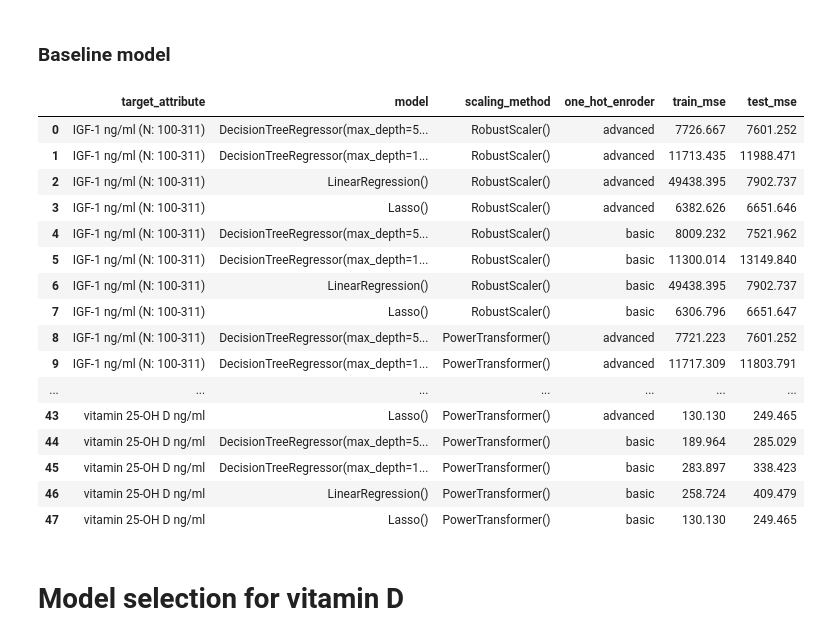
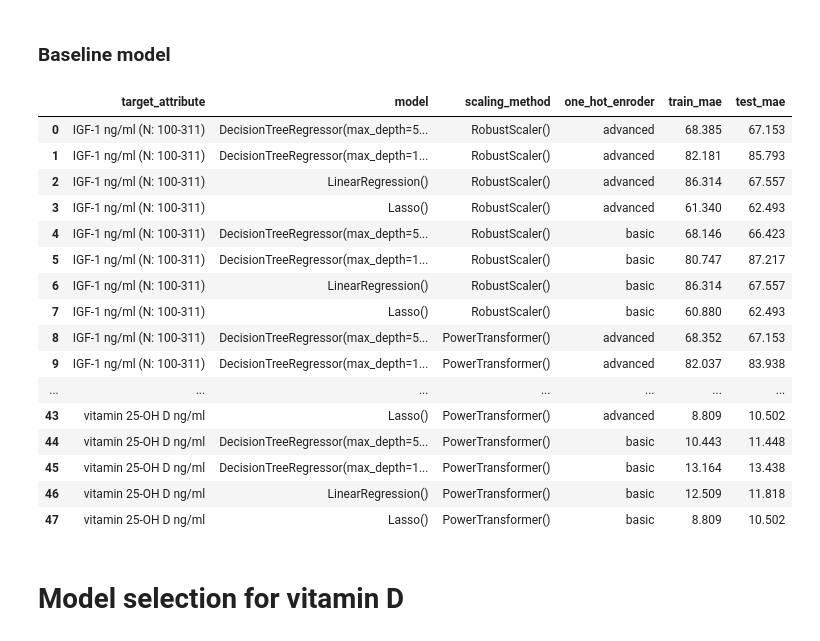
Before and after one commit to Karina-00/Master_project, a Jupyter notebook: training_models.ipynb, the cells around one changed output. Cells and saved outputs as stored; diff of their text form; code cells hidden in the pictures.

```diff
--- a/training_models.ipynb
+++ b/training_models.ipynb
@@ -440,7 +384,3 @@ X_train_encoded.head(5)
 | 256 | 2.227998 | 1.668320e-01 | 1.572727 | 1.055556 | 1.117546 | 0.500000 | ... |
 | 267 | -0.041805 | 4.029623e-01 | -0.109091 | 0.000000 | -0.071764 | -0.444444 | ... |
 | 556 | -0.040262 | -8.370041e-17 | -0.472727 | -0.222222 | -0.370517 | 0.000000 | ... |
-# %%
-model = DecisionTreeRegressor(max_depth=20, random_state=42)
-y_train_pred = cross_val_predict(model, X_train_encoded, y_train, cv=5)
-plt.scatter(y_train, y_train_pred)
@@ -450,7 +386,0 @@ plt.scatter(y_train, y_train_pred)
-# %%
-
-
-model = DecisionTreeRegressor(max_depth=15, random_state=42)
-score = cross_val_score(model, X_train_encoded, y_train, cv=5)
-# plt.scatter(y_train, y_train_pred)
-score
@@ -459,8 +386,0 @@ array([-0.49139741, -0.60066121, -0.62922407, -1.28547399, -0.55862714])
-# %%
-
-
-
-model = DecisionTreeRegressor(max_depth=15, random_state=42)
-score = cross_validate(model, X_train_encoded, y_train, cv=5)
-# plt.scatter(y_train, y_train_pred)
-score
@@ -473,7 +389,7 @@ score
 # %%
 
 
-baseline_model_scores_df = pd.DataFrame(columns=['target_attribute', 'model', 'scaling_method', 'one_hot_enroder', 'train_mse', 'test_mse'])
+baseline_model_scores_df = pd.DataFrame(columns=['target_attribute', 'model', 'scaling_method', 'one_hot_enroder', 'train_mae', 'test_mae'])
 
 for target_attribute in [igf, prolactin, vit_d]:
     #  train test split
@@ -511,70 +427,53 @@ for target_attribute in [igf, prolactin, vit_d]:
 
         # X_train_imputed[categorical_attributes] = X_train_imputed[categorical_attributes].astype('Int8')
         # X_test_imputed[categorical_attributes] = X_test_imputed[categorical_attributes].astype('Int8')
 
         X_train_imputed = pd.concat([X_train_continuous_imputed, X_train_categorical_imputed], axis=1)
         X_test_imputed = pd.concat([X_test_continuous_imputed, X_test_categorical_imputed], axis=1)
 
         # one hot encoding
 
         for one_hot_encoder in [OneHotEncoder(columns_for_one_hot_encoding, new_column_names_map, advanced_encoding=True), OneHotEncoder(columns_for_one_hot_encoding, new_column_names_map)]:
 
             X_train_encoded = one_hot_encoder.fit_transform(X_train_imputed)
             X_test_encoded = one_hot_encoder.fit_transform(X_test_imputed)
 
             # prediction
             # TODO: change into cross validation
             for model in [DecisionTreeRegressor(max_depth=5, random_state=42), DecisionTreeRegressor(max_depth=15, random_state=42), LinearRegression(), Lasso()]:
                 # model = DecisionTreeRegressor(max_depth=5, random_state=42)
 
                 #  CROSS validation - experimental
                 y_train_pred = cross_val_predict(model, X_train_encoded, y_train, cv=5)
-                # Calculate MSE for train and test sets
-                train_mse = round(mean_squared_error(y_train, y_train_pred), 3)
+                # Calculate MAE for train and test sets
+                train_mae = round(mean_absolute_error(y_train, y_train_pred), 3)
 
                 model.fit(X_train_encoded, y_train)
                 # Predictions on the test set
                 y_test_pred = model.predict(X_test_encoded)
 
-                test_mse = round(mean_squared_error(y_test, y_test_pred), 3)
+                test_mae = round(mean_absolute_error(y_test, y_test_pred), 3)
 
-                ######
-
-
-                # model.fit(X_train_encoded, y_train)
-                # y_train_pred = model.predict(X_train_encoded)
-                # y_test_pred = model.predict(X_test_encoded)
-
-                # train_mse = round(mean_squared_error(y_train, y_train_pred), 3)
-                # test_mse = round(mean_squared_error(y_test, y_test_pred), 3)
-                #
-
-                baseline_model_scores_df.loc[len(baseline_model_scores_df)] = [target_attribute, str(model), str(scaling_method), one_hot_encoder.get_name(), train_mse, test_mse]
-
-                # print()
-                # print(target_attribute, str(scaling_method), one_hot_encoder.get_name(), train_mse, test_mse)
-                # feature_importances = [*zip(model.feature_importances_, X_train_encoded.columns)]
-                # feature_importances_sorted = sorted(feature_importances, key=lambda x:-x[0])
-                # print(feature_importances_sorted)
+                baseline_model_scores_df.loc[len(baseline_model_scores_df)] = [target_attribute, str(model), str(scaling_method), one_hot_encoder.get_name(), train_mae, test_mae]
 
 baseline_model_scores_df
 # %% [output]
-|  | target_attribute | model | scaling_method | one_hot_enroder | train_mse | test_mse |
-| 0 | IGF-1 ng/ml (N: 100-311) | DecisionTreeRegressor(max_depth=5... | RobustScaler() | advanced | 7726.667 | 7601.252 |
-| 1 | IGF-1 ng/ml (N: 100-311) | DecisionTreeRegressor(max_depth=1... | RobustScaler() | advanced | 11713.435 | 11988.471 |
-| 2 | IGF-1 ng/ml (N: 100-311) | LinearRegression() | RobustScaler() | advanced | 49438.395 | 7902.737 |
-| 3 | IGF-1 ng/ml (N: 100-311) | Lasso() | RobustScaler() | advanced | 6382.626 | 6651.646 |
-| 4 | IGF-1 ng/ml (N: 100-311) | DecisionTreeRegressor(max_depth=5... | RobustScaler() | basic | 8009.232 | 7521.962 |
-| 5 | IGF-1 ng/ml (N: 100-311) | DecisionTreeRegressor(max_depth=1... | RobustScaler() | basic | 11300.014 | 13149.840 |
-| 6 | IGF-1 ng/ml (N: 100-311) | LinearRegression() | RobustScaler() | basic | 49438.395 | 7902.737 |
-| 7 | IGF-1 ng/ml (N: 100-311) | Lasso() | RobustScaler() | basic | 6306.796 | 6651.647 |
-| 8 | IGF-1 ng/ml (N: 100-311) | DecisionTreeRegressor(max_depth=5... | PowerTransformer() | advanced | 7721.223 | 7601.252 |
-| 9 | IGF-1 ng/ml (N: 100-311) | DecisionTreeRegressor(max_depth=1... | PowerTransformer() | advanced | 11717.309 | 11803.791 |
+|  | target_attribute | model | scaling_method | one_hot_enroder | train_mae | test_mae |
+| 0 | IGF-1 ng/ml (N: 100-311) | DecisionTreeRegressor(max_depth=5... | RobustScaler() | advanced | 68.385 | 67.153 |
+| 1 | IGF-1 ng/ml (N: 100-311) | DecisionTreeRegressor(max_depth=1... | RobustScaler() | advanced | 82.181 | 85.793 |
+| 2 | IGF-1 ng/ml (N: 100-311) | LinearRegression() | RobustScaler() | advanced | 86.314 | 67.557 |
+| 3 | IGF-1 ng/ml (N: 100-311) | Lasso() | RobustScaler() | advanced | 61.340 | 62.493 |
+| 4 | IGF-1 ng/ml (N: 100-311) | DecisionTreeRegressor(max_depth=5... | RobustScaler() | basic | 68.146 | 66.423 |
+| 5 | IGF-1 ng/ml (N: 100-311) | DecisionTreeRegressor(max_depth=1... | RobustScaler() | basic | 80.747 | 87.217 |
+| 6 | IGF-1 ng/ml (N: 100-311) | LinearRegression() | RobustScaler() | basic | 86.314 | 67.557 |
+| 7 | IGF-1 ng/ml (N: 100-311) | Lasso() | RobustScaler() | basic | 60.880 | 62.493 |
+| 8 | IGF-1 ng/ml (N: 100-311) | DecisionTreeRegressor(max_depth=5... | PowerTransformer() | advanced | 68.352 | 67.153 |
+| 9 | IGF-1 ng/ml (N: 100-311) | DecisionTreeRegressor(max_depth=1... | PowerTransformer() | advanced | 82.037 | 83.938 |
 | ... | ... | ... | ... | ... | ... | ... |
-| 43 | vitamin 25-OH D ng/ml | Lasso() | PowerTransformer() | advanced | 130.130 | 249.465 |
-| 44 | vitamin 25-OH D ng/ml | DecisionTreeRegressor(max_depth=5... | PowerTransformer() | basic | 189.964 | 285.029 |
-| 45 | vitamin 25-OH D ng/ml | DecisionTreeRegressor(max_depth=1... | PowerTransformer() | basic | 283.897 | 338.423 |
-| 46 | vitamin 25-OH D ng/ml | LinearRegression() | PowerTransformer() | basic | 258.724 | 409.479 |
-| 47 | vitamin 25-OH D ng/ml | Lasso() | PowerTransformer() | basic | 130.130 | 249.465 |
+| 43 | vitamin 25-OH D ng/ml | Lasso() | PowerTransformer() | advanced | 8.809 | 10.502 |
+| 44 | vitamin 25-OH D ng/ml | DecisionTreeRegressor(max_depth=5... | PowerTransformer() | basic | 10.443 | 11.448 |
+| 45 | vitamin 25-OH D ng/ml | DecisionTreeRegressor(max_depth=1... | PowerTransformer() | basic | 13.164 | 13.438 |
+| 46 | vitamin 25-OH D ng/ml | LinearRegression() | PowerTransformer() | basic | 12.509 | 11.818 |
+| 47 | vitamin 25-OH D ng/ml | Lasso() | PowerTransformer() | basic | 8.809 | 10.502 |
 # %% [markdown]
 # Model selection for vitamin D
```
Also changed, not shown: parts of 46 cells of this notebook, 3 other files.
